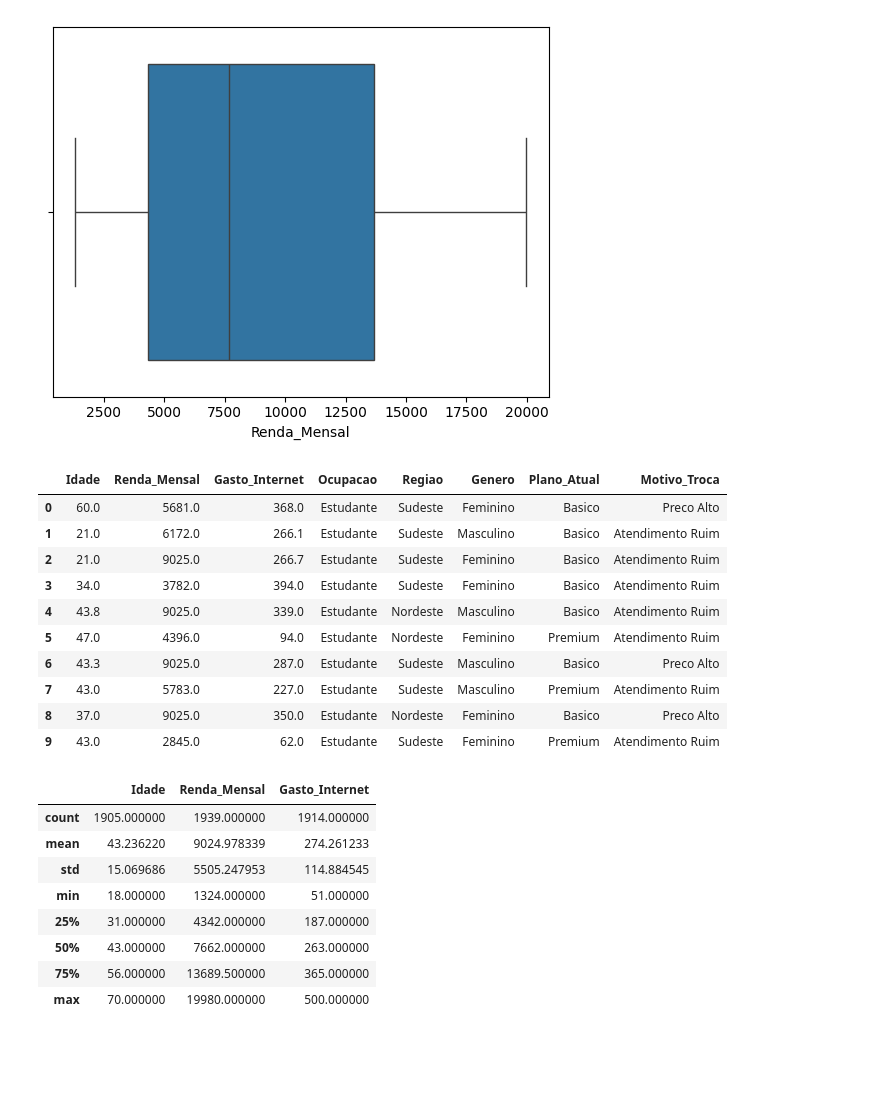
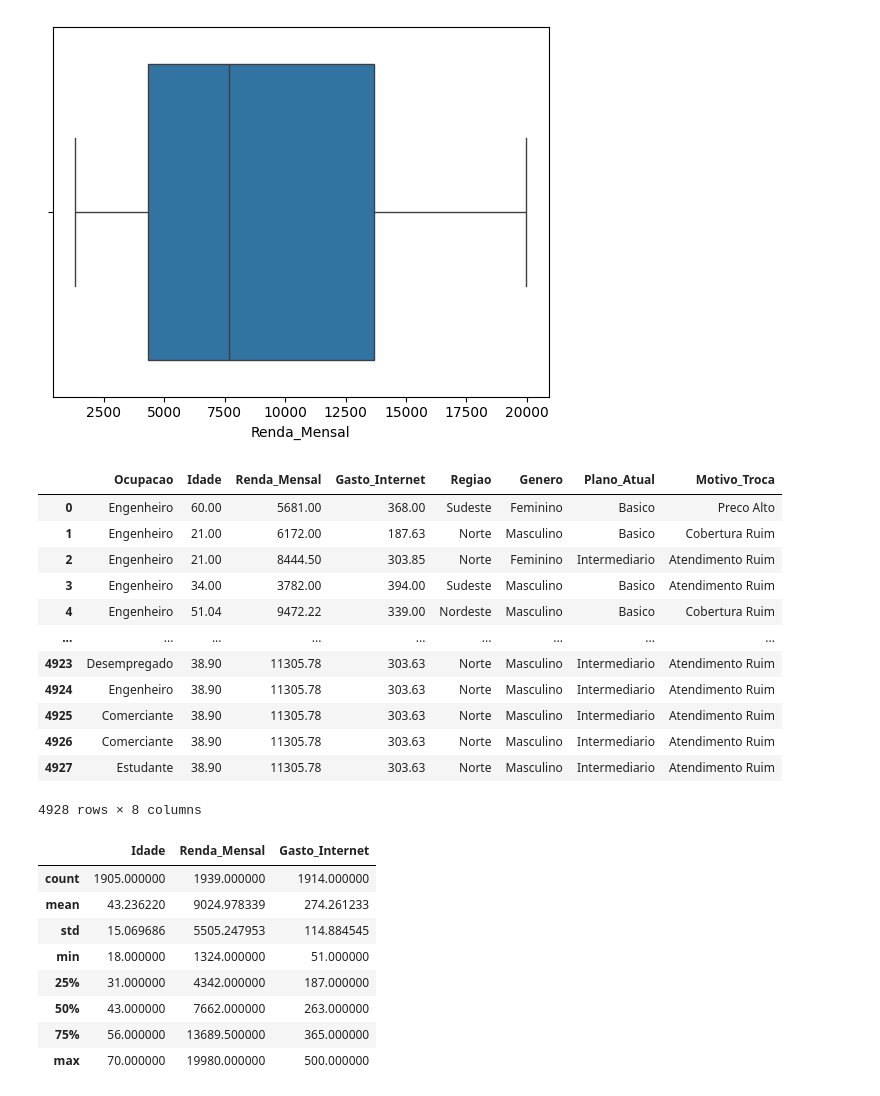
Before and after one commit to Joao-Gabriel05/Telecconect_analysis, a Jupyter notebook: limpeza_de_dados.ipynb, the cells around one changed output. Cells and saved outputs as stored; diff of their text form; code cells hidden in the pictures; blank space fills up the shorter version.

```diff
--- a/limpeza_de_dados.ipynb
+++ b/limpeza_de_dados.ipynb
@@ -351,41 +344,3 @@ Try using .loc[row_indexer,col_indexer] = value instead
 See the caveats in the documentation: https://pandas.pydata.org/pandas-docs/stable/user_guide/indexing.html#returning-a-view-versus-a-copy
   df_escolhidos['Renda_Mensal'] = df_escolhidos['Renda_Mensal'].replace(-500, 1324)
 [figure]
-# %%
-import numpy as np
-import pandas as pd
-from sklearn.experimental import enable_iterative_imputer
-from sklearn.impute import IterativeImputer, SimpleImputer
-
-# Supondo que df_escolhido já esteja definido
-# df_escolhido = pd.DataFrame(...)  # Seu DataFrame com dados qualitativos e quantitativos
-
-# Separa as variáveis quantitativas e qualitativas
-df_quantitative = df_escolhidos.select_dtypes(include=['float64', 'int64'])
-df_qualitative = df_escolhidos.select_dtypes(include=['object', 'category'])
-
-# Imputação das variáveis quantitativas com IterativeImputer
-imp_quantitative = IterativeImputer(max_iter=10, random_state=0)
-df_quantitative_imputed = pd.DataFrame(np.round(imp_quantitative.fit_transform(df_quantitative), 1), columns=df_quantitative.columns)
-
-# Imputação das variáveis qualitativas com SimpleImputer (usando a moda para imputação)
-imp_qualitative = SimpleImputer(strategy='most_frequent')
-df_qualitative_imputed = pd.DataFrame(imp_qualitative.fit_transform(df_qualitative), columns=df_qualitative.columns)
-
-# Rejunta as variáveis quantitativas e qualitativas imputadas
-df_escolhido_imputed = pd.concat([df_quantitative_imputed, df_qualitative_imputed], axis=1)
-
-# Mostra as primeiras linhas do DataFrame com valores imputados
-df_escolhido_imputed.head(10)
-# %% [output]
-|  | Idade | Renda_Mensal | Gasto_Internet | Ocupacao | Regiao | Genero | Plano_Atual | Motivo_Troca |
-| 0 | 60.0 | 5681.0 | 368.0 | Estudante | Sudeste | Feminino | Basico | Preco Alto |
-| 1 | 21.0 | 6172.0 | 266.1 | Estudante | Sudeste | Masculino | Basico | Atendimento Ruim |
-| 2 | 21.0 | 9025.0 | 266.7 | Estudante | Sudeste | Feminino | Basico | Atendimento Ruim |
-| 3 | 34.0 | 3782.0 | 394.0 | Estudante | Sudeste | Feminino | Basico | Atendimento Ruim |
-| 4 | 43.8 | 9025.0 | 339.0 | Estudante | Nordeste | Masculino | Basico | Atendimento Ruim |
-| 5 | 47.0 | 4396.0 | 94.0 | Estudante | Nordeste | Feminino | Premium | Atendimento Ruim |
-| 6 | 43.3 | 9025.0 | 287.0 | Estudante | Sudeste | Masculino | Basico | Preco Alto |
-| 7 | 43.0 | 5783.0 | 227.0 | Estudante | Sudeste | Masculino | Premium | Atendimento Ruim |
-| 8 | 37.0 | 9025.0 | 350.0 | Estudante | Nordeste | Feminino | Basico | Preco Alto |
-| 9 | 43.0 | 2845.0 | 62.0 | Estudante | Sudeste | Feminino | Premium | Atendimento Ruim |
@@ -392,3 +406,19 @@ df_escolhido_imputed.head(10)
+# %%
+df_escolhido_imputed
+# %% [output]
+|  | Ocupacao | Idade | Renda_Mensal | Gasto_Internet | Regiao | Genero | Plano_Atual | Motivo_Troca |
+| 0 | Engenheiro | 60.00 | 5681.00 | 368.00 | Sudeste | Feminino | Basico | Preco Alto |
+| 1 | Engenheiro | 21.00 | 6172.00 | 187.63 | Norte | Masculino | Basico | Cobertura Ruim |
+| 2 | Engenheiro | 21.00 | 8444.50 | 303.85 | Norte | Feminino | Intermediario | Atendimento Ruim |
+| 3 | Engenheiro | 34.00 | 3782.00 | 394.00 | Sudeste | Masculino | Basico | Atendimento Ruim |
+| 4 | Engenheiro | 51.04 | 9472.22 | 339.00 | Nordeste | Masculino | Basico | Cobertura Ruim |
+| ... | ... | ... | ... | ... | ... | ... | ... | ... |
+| 4923 | Desempregado | 38.90 | 11305.78 | 303.63 | Norte | Masculino | Intermediario | Atendimento Ruim |
+| 4924 | Engenheiro | 38.90 | 11305.78 | 303.63 | Norte | Masculino | Intermediario | Atendimento Ruim |
+| 4925 | Comerciante | 38.90 | 11305.78 | 303.63 | Norte | Masculino | Intermediario | Atendimento Ruim |
+| 4926 | Comerciante | 38.90 | 11305.78 | 303.63 | Norte | Masculino | Intermediario | Atendimento Ruim |
+| 4927 | Estudante | 38.90 | 11305.78 | 303.63 | Norte | Masculino | Intermediario | Atendimento Ruim |
+4928 rows × 8 columns
 # %%
 df_escolhidos.describe()
 # %% [output]
```
Also changed, not shown: parts of 9 cells of this notebook.
